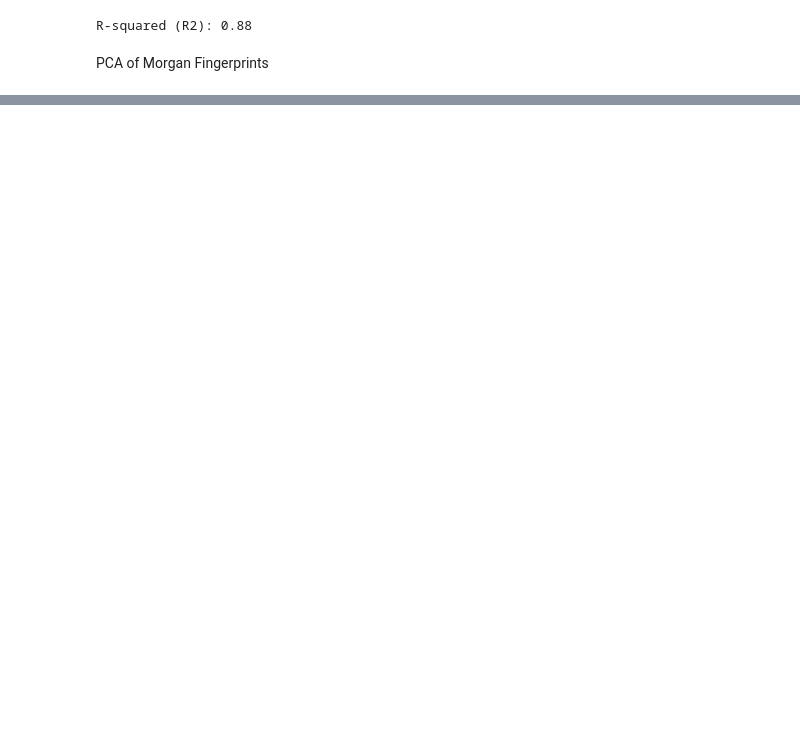
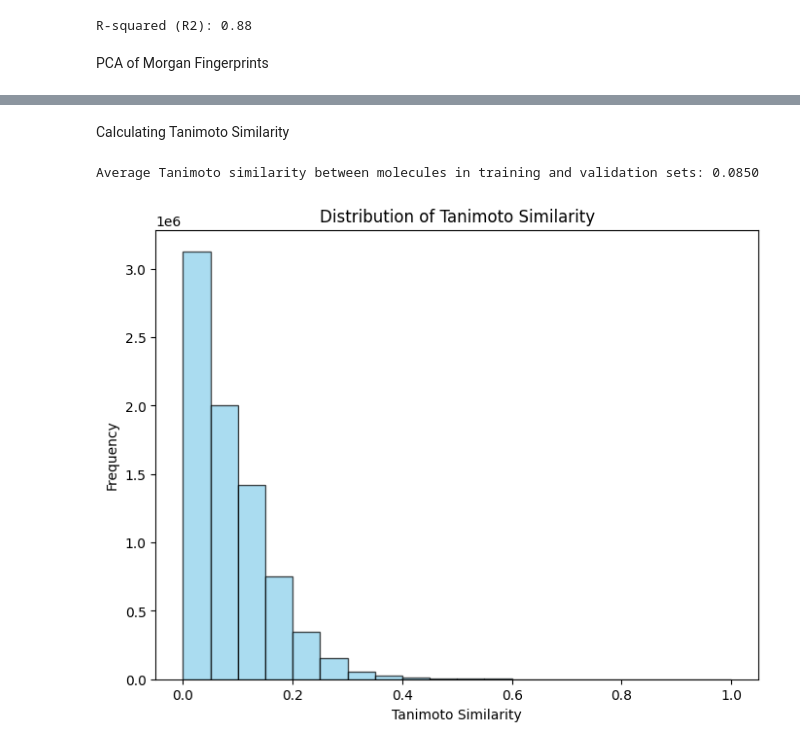
Before and after one commit to dzumii/eos6oli_model_validation, a Jupyter notebook: notebooks/External_Validation.ipynb, the cells around one changed output, grey strips where cells are left out. Saved outputs shown, nothing was run; the diff lists cells and outputs as text; code cells hidden in the pictures; blank space fills up the shorter version.

Commit message:
added tanimoto similarity

```diff
--- a/notebooks/External_Validation.ipynb
+++ b/notebooks/External_Validation.ipynb
@@ -539,0 +536,55 @@ plt.show()
+# %% [markdown]
+Calculating Tanimoto Similarity
+# %%
+from rdkit.Chem import AllChem, MolFromSmiles
+from rdkit import DataStructs
+import pandas as pd
+
+# loading the training and validation dataframes
+training_df = df1
+validation_df = noLeaks_df
+
+# Converting SMILES to RDKit molecules
+training_mols = [MolFromSmiles(smiles) for smiles in training_df['smiles']]
+validation_mols = [MolFromSmiles(smiles) for smiles in validation_df['smiles']]
+
+# Generating fingerprints for training and validation sets
+training_fps = [AllChem.GetMorganFingerprint(mol, 2) for mol in training_mols]
+validation_fps = [AllChem.GetMorganFingerprint(mol, 2) for mol in validation_mols]
+
+# Calculating Tanimoto similarity between training and validation sets
+tanimoto_similarities = []
+for train_fp in training_fps:
+    for valid_fp in validation_fps:
+        similarity = DataStructs.TanimotoSimilarity(train_fp, valid_fp)
+        tanimoto_similarities.append(similarity)
+
+
+# Calculating the average Tanimoto similarity
+average_similarity = sum(tanimoto_similarities) / len(tanimoto_similarities)
+
+# Output the average Tanimoto similarity
+print(f"Average Tanimoto similarity between molecules in training and validation sets: {average_similarity:.4f}")
+# %% [output]
+Average Tanimoto similarity between molecules in training and validation sets: 0.0850
+# %%
+import seaborn as sns
+import matplotlib.pyplot as plt
+
+# Reshaping the list of similarities into a matrix
+num_training = len(training_fps)
+num_validation = len(validation_fps)
+similarity_matrix = [tanimoto_similarities[i*num_validation:(i+1)*num_validation] for i in range(num_training)]
+
+# Plotting the histogram of Tanimoto similarities
+plt.figure(figsize=(8, 6))
+plt.hist(tanimoto_similarities, bins=20, color='skyblue', edgecolor='black', alpha=0.7)
+plt.title('Distribution of Tanimoto Similarity')
+plt.xlabel('Tanimoto Similarity')
+plt.ylabel('Frequency')
+plt.grid(False)
+
+plt.savefig('/content/drive/MyDrive/Ersilia/TanimotoSimilarity_plot.png')
+plt.show()
+# %% [output]
+[figure, added]
```
Also changed, not shown: parts of 28 cells of this notebook, 5 other files.
